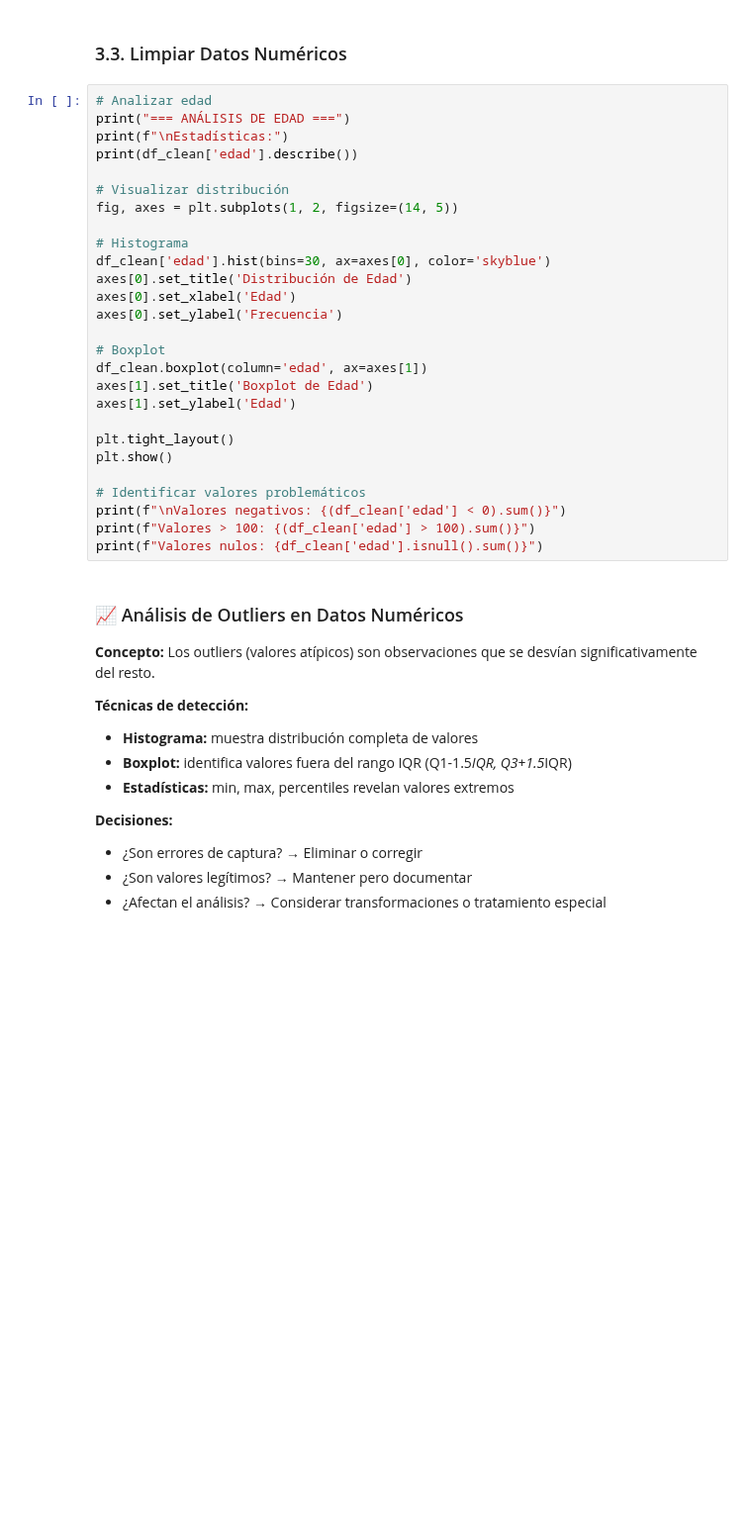
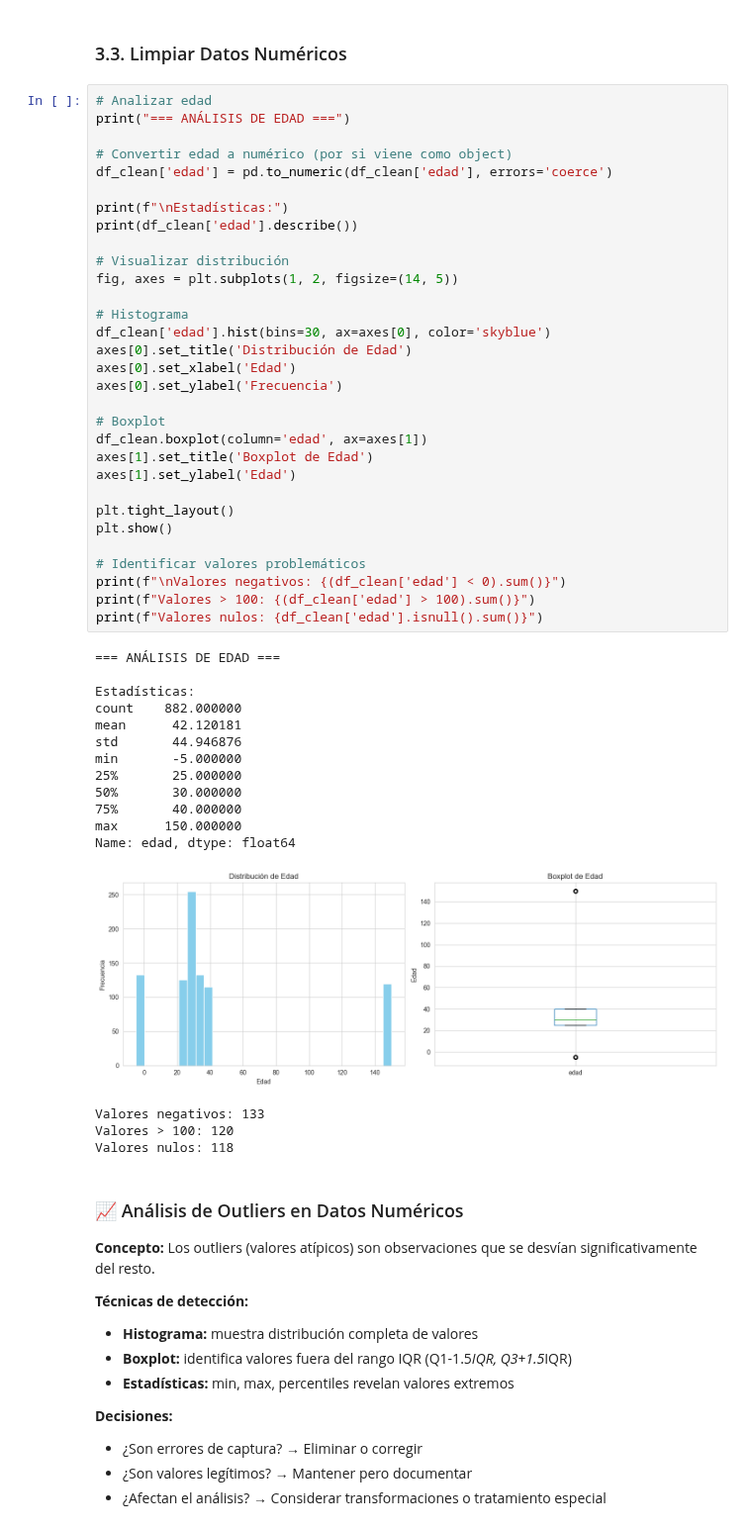
Before and after one commit to lraigosov/data-engineer-course, a Jupyter notebook: notebooks/nivel_junior/05_limpieza_datos.ipynb, the cells around one changed output. Shown at 99% size. Saved outputs shown, nothing was run; the diff lists cells and outputs as text; blank space fills up the shorter version.

Commit message:
feat: Add 05_limpieza_datos notebook covering data cleaning and preparation techniques.

```diff
--- a/notebooks/nivel_junior/05_limpieza_datos.ipynb
+++ b/notebooks/nivel_junior/05_limpieza_datos.ipynb
@@ -284,30 +411,51 @@ print(df_clean['pais'].value_counts())
 # %%
 # Analizar edad
 print("=== ANÁLISIS DE EDAD ===")
+
+# Convertir edad a numérico (por si viene como object)
+df_clean['edad'] = pd.to_numeric(df_clean['edad'], errors='coerce')
+
 print(f"\nEstadísticas:")
 print(df_clean['edad'].describe())
 
 # Visualizar distribución
 fig, axes = plt.subplots(1, 2, figsize=(14, 5))
 
 # Histograma
 df_clean['edad'].hist(bins=30, ax=axes[0], color='skyblue')
 axes[0].set_title('Distribución de Edad')
 axes[0].set_xlabel('Edad')
 axes[0].set_ylabel('Frecuencia')
 
 # Boxplot
 df_clean.boxplot(column='edad', ax=axes[1])
 axes[1].set_title('Boxplot de Edad')
 axes[1].set_ylabel('Edad')
 
 plt.tight_layout()
 plt.show()
 
 # Identificar valores problemáticos
 print(f"\nValores negativos: {(df_clean['edad'] < 0).sum()}")
 print(f"Valores > 100: {(df_clean['edad'] > 100).sum()}")
 print(f"Valores nulos: {df_clean['edad'].isnull().sum()}")
+# %% [output]
+=== ANÁLISIS DE EDAD ===
+
+Estadísticas:
+count    882.000000
+mean      42.120181
+std       44.946876
+min       -5.000000
+25%       25.000000
+50%       30.000000
+75%       40.000000
+max      150.000000
+Name: edad, dtype: float64
+[figure, added]
+Valores negativos: 133
+Valores > 100: 120
+Valores nulos: 118
 # %% [markdown]
 ### 📈 Análisis de Outliers en Datos Numéricos
 
```
Also changed, not shown: parts of 18 cells of this notebook.
